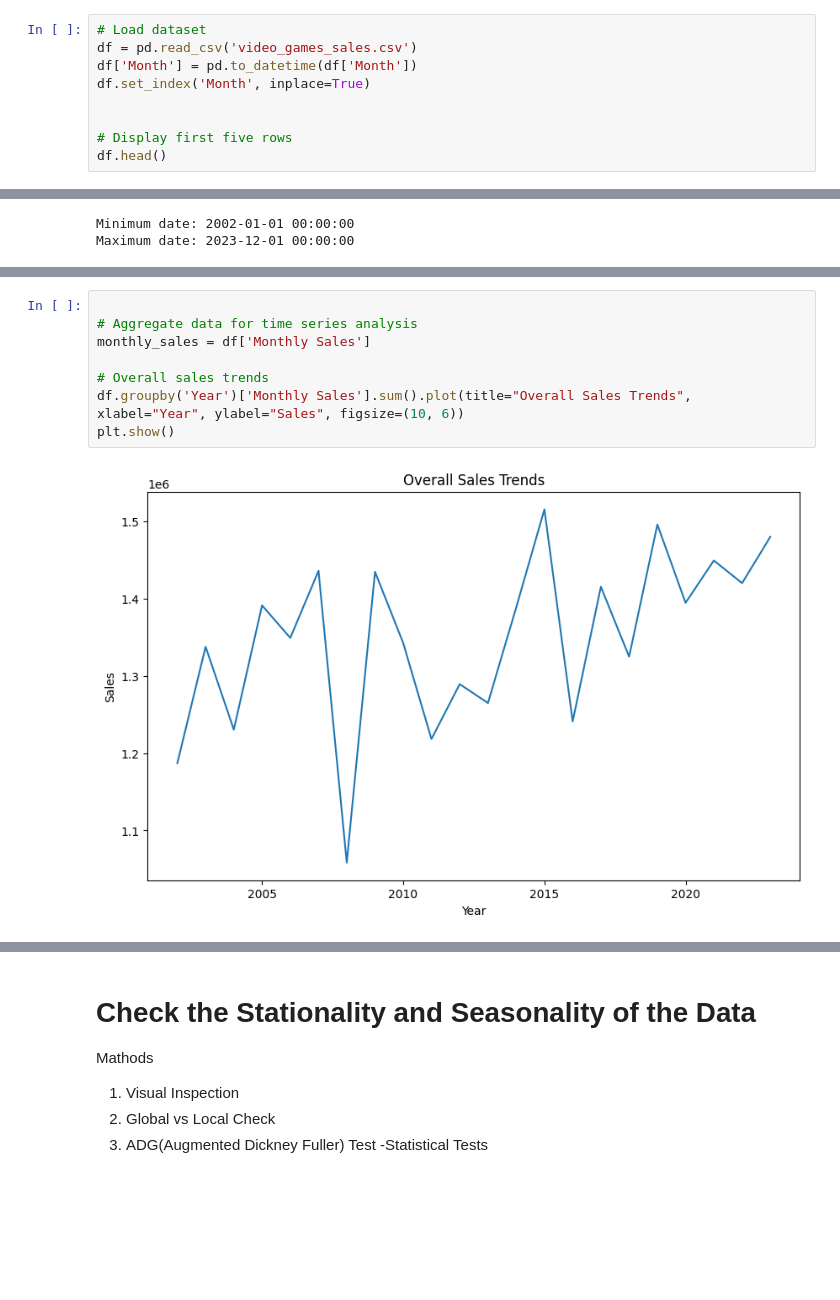
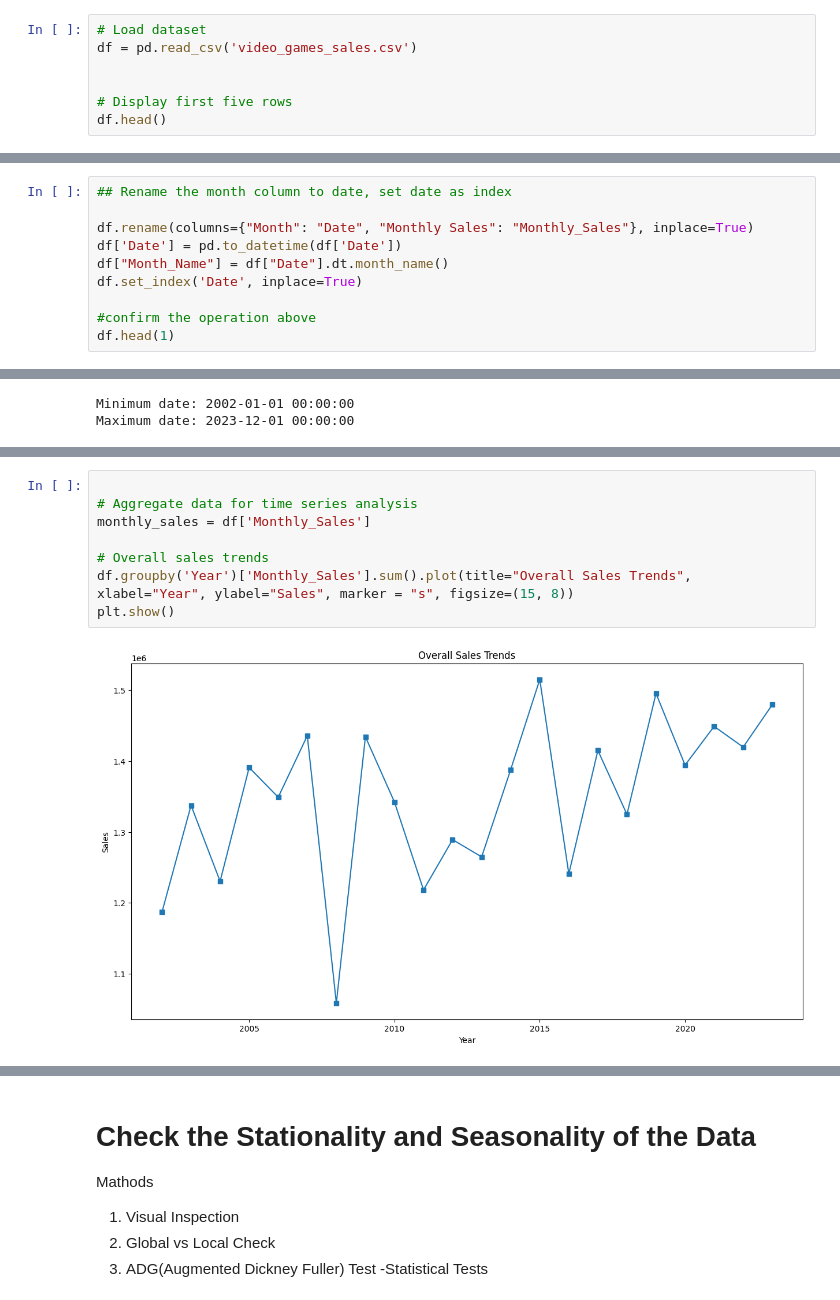
Before and after one commit to KennyOgun/enhanced_sales_forecasting_using_time_series_modeling, a Jupyter notebook: video_games_sales.ipynb, the cells around one changed output, grey strips where cells are left out. Saved outputs shown, nothing was run; the diff lists cells and outputs as text; blank space fills up the shorter version.

Commit message:
Update video_games_sales.ipynb with latest changes

```diff
--- a/video_games_sales.ipynb
+++ b/video_games_sales.ipynb
@@ -21,8 +22,6 @@ from prophet import Prophet
 # %%
 # Load dataset
 df = pd.read_csv('video_games_sales.csv')
-df['Month'] = pd.to_datetime(df['Month'])
-df.set_index('Month', inplace=True)
 
 
 # Display first five rows
@@ -37,0 +36,10 @@ df.head()
+# %%
+## Rename the month column to date, set date as index
+
+df.rename(columns={"Month": "Date", "Monthly Sales": "Monthly_Sales"}, inplace=True)
+df['Date'] = pd.to_datetime(df['Date'])
+df["Month_Name"] = df["Date"].dt.month_name()
+df.set_index('Date', inplace=True)
+
+#confirm the operation above
+df.head(1)
@@ -174,10 +337,10 @@ plt.show()
 # %%
 
 # Aggregate data for time series analysis
-monthly_sales = df['Monthly Sales']
+monthly_sales = df['Monthly_Sales']
 
 # Overall sales trends
-df.groupby('Year')['Monthly Sales'].sum().plot(title="Overall Sales Trends", xlabel="Year", ylabel="Sales", figsize=(10, 6))
+df.groupby('Year')['Monthly_Sales'].sum().plot(title="Overall Sales Trends", xlabel="Year", ylabel="Sales", marker = "s", figsize=(15, 8))
 plt.show()
 # %% [output]
-[figure, old version]
+[figure, new version]
```
Also changed, not shown: parts of 42 cells of this notebook.
